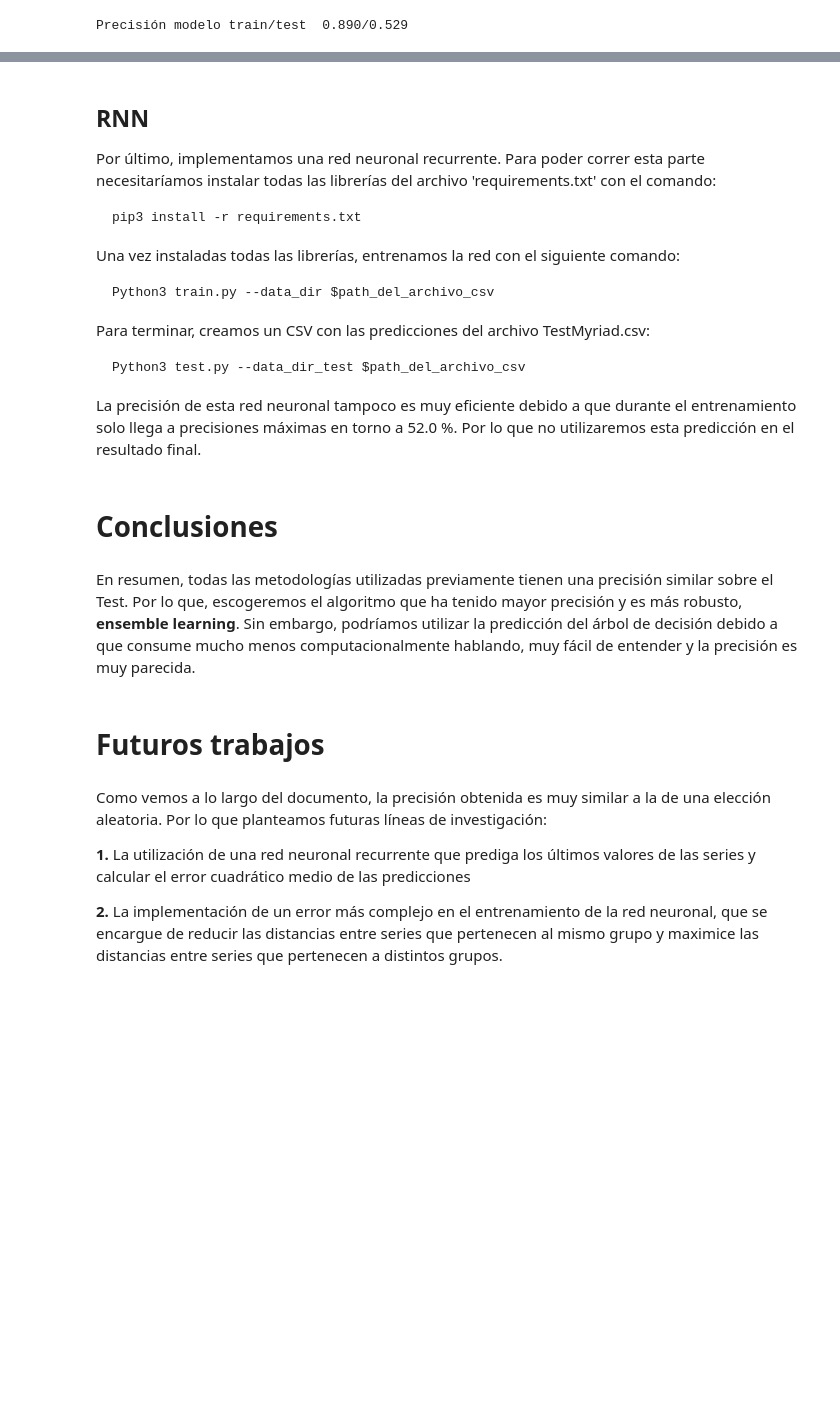
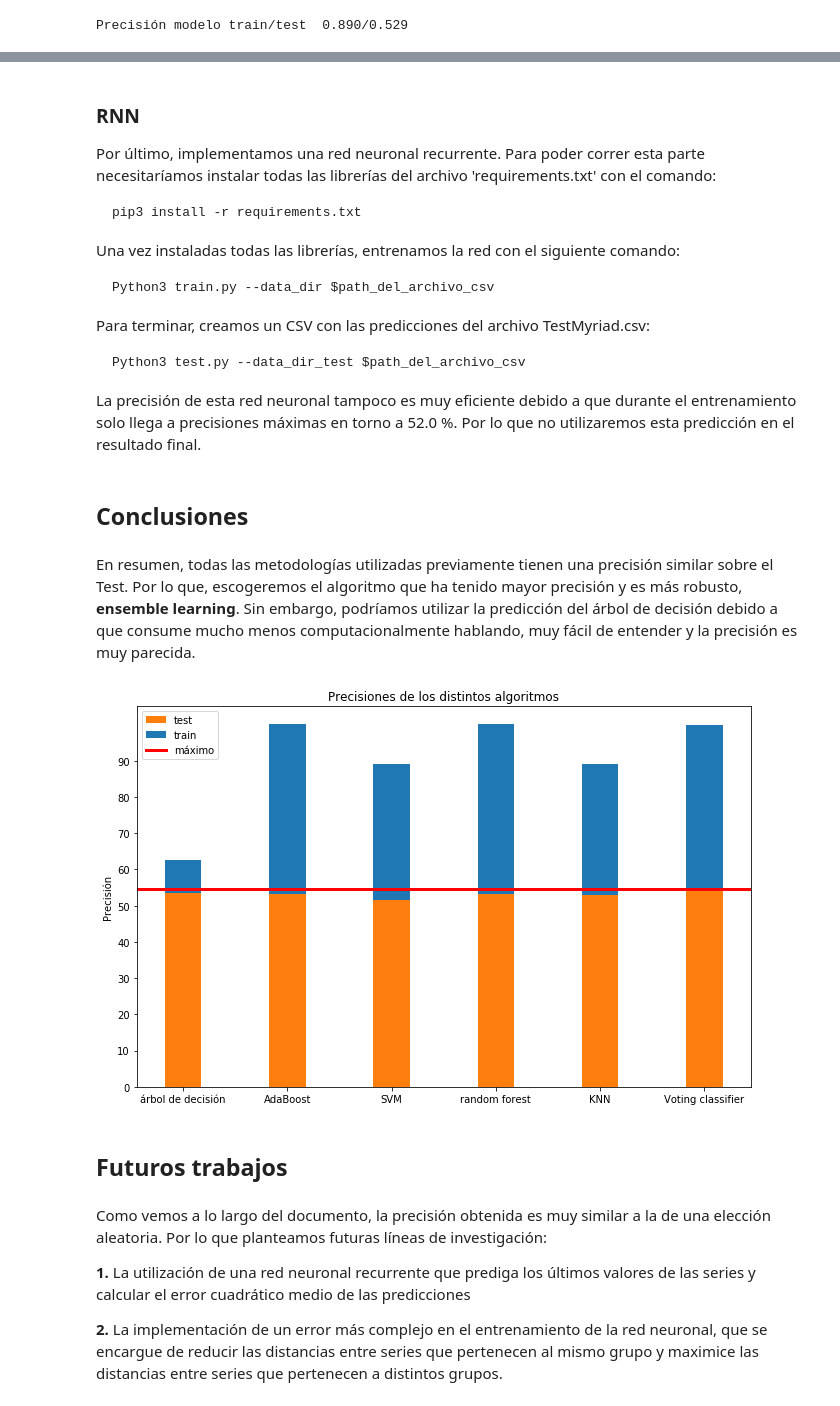
Before and after one commit to rmanzanedo/Synthetic-Time-Series-Analysis, a Jupyter notebook: Myriad Challenge.ipynb, the cells around one changed output, grey strips where cells are left out. Drawn from its saved outputs; the diff is of its cells as text; code cells hidden in the pictures; blank space fills up the shorter version.

```diff
--- a/ets.ipynb
+++ b/Myriad Challenge.ipynb
@@ -281,5 +287,5 @@ Precisión modelo train/test  0.998/0.547
 # %% [markdown]
-## RNN
+### RNN
 
 Por último, implementamos una red neuronal recurrente. Para poder correr esta parte necesitaríamos instalar todas las librerías del archivo 'requirements.txt' con el comando:
 
@@ -295,11 +301,32 @@ Para terminar, creamos un CSV con las predicciones del archivo TestMyriad.csv:
 
 La precisión de esta red neuronal tampoco es muy eficiente debido a que durante el entrenamiento solo llega a precisiones máximas en torno a 52.0 %. Por lo que no utilizaremos esta predicción en el resultado final.
 # %% [markdown]
-# Conclusiones
+## Conclusiones
 # %% [markdown]
 En resumen, todas las metodologías utilizadas previamente tienen una precisión similar sobre el Test. Por lo que, escogeremos el algoritmo que ha tenido mayor precisión y es más robusto, **ensemble learning**. Sin embargo, podríamos utilizar la predicción del árbol de decisión debido a que consume mucho menos computacionalmente hablando, muy fácil de entender y la precisión es muy parecida.
+# %%
+preds_test=[tree_test,ada_test,svc_test,rf_test,neigh_test,eclf2_test]
+preds_train=[tree_train,ada_train,svc_train,rf_train,neigh_train,eclf2_train]
+ind = np.arange(6)
+width = 0.35
+plt.figure(figsize=(11, 7))
+
+p2 = plt.bar(ind, np.asarray(preds_train)*100, width)
+p1 = plt.bar(ind, np.asarray(preds_test)*100, width)
+p3=plt.axhline(y=eclf2_test*100 ,linewidth=3, color='r')
+
+
+plt.ylabel('Precisión')
+plt.title('Precisiones de los distintos algoritmos')
+plt.xticks(ind, ('árbol de decisión', 'AdaBoost', 'SVM', 'random forest', 'KNN', 'Voting classifier'))
+plt.yticks(np.arange(0, 100, 10))
+plt.legend((p1[0], p2[0],p3), ('test', 'train', 'máximo'))
+
+plt.show()
+# %% [output]
+[figure, added]
 # %% [markdown]
-# Futuros trabajos
+## Futuros trabajos
 # %% [markdown]
 Como vemos a lo largo del documento, la precisión obtenida es muy similar a la de una elección aleatoria. Por lo que planteamos futuras líneas de investigación:
 
```
Also changed, not shown: parts of 18 cells of this notebook, 2 other files.
